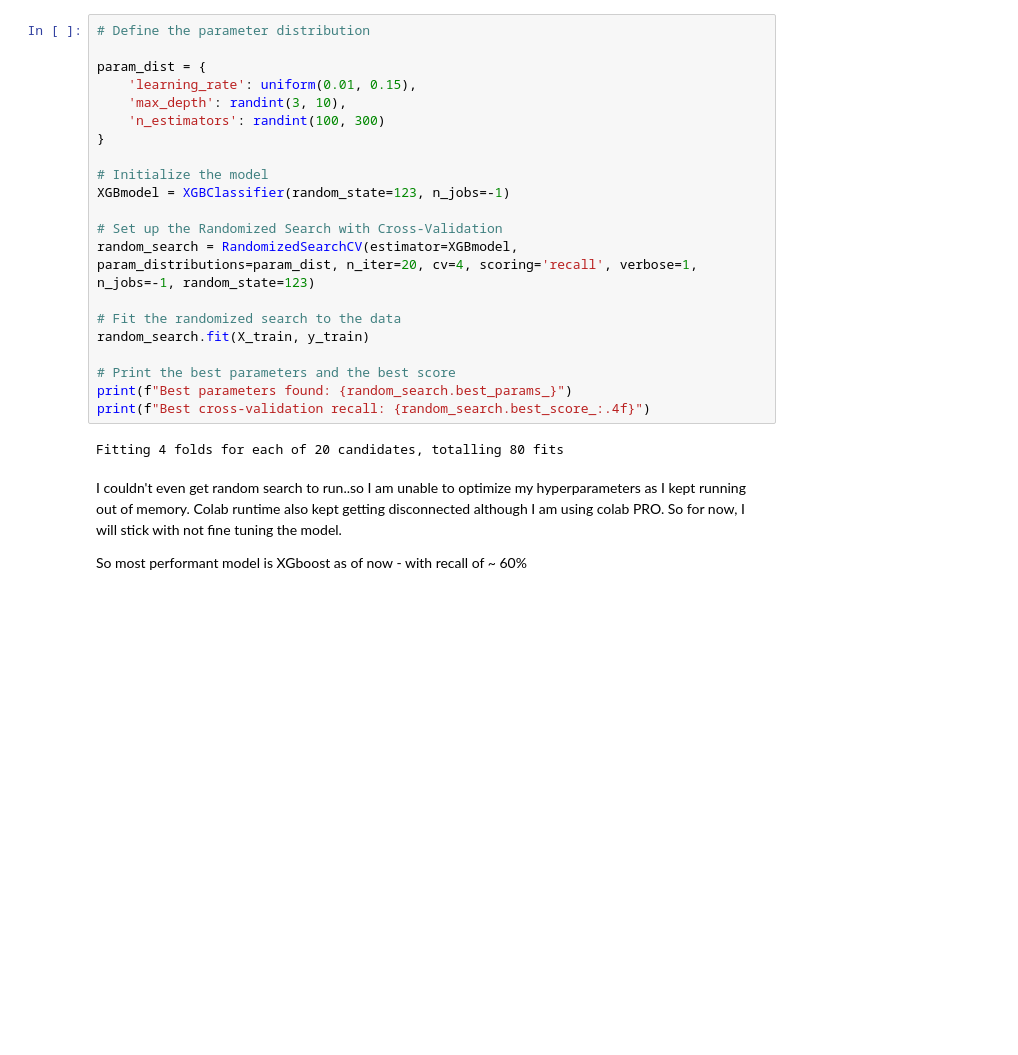
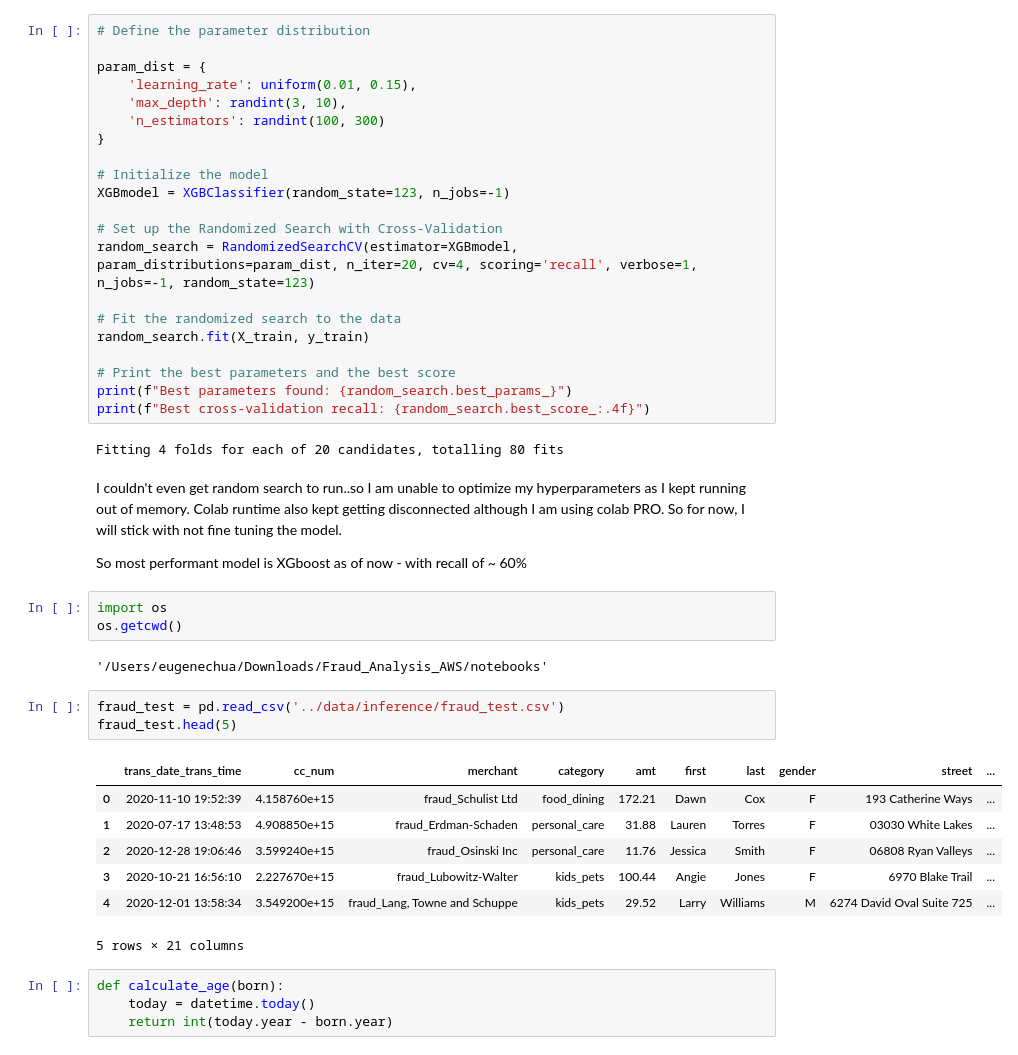
Before and after one commit to chua0332/Fraud_Analysis_AWS, a Jupyter notebook: notebooks/Fraud_Analysis.ipynb, the cells around one changed output. Drawn from its saved outputs; the diff is of its cells as text; blank space fills up the shorter version.

```diff
--- a/notebooks/Fraud_Analysis.ipynb
+++ b/notebooks/Fraud_Analysis.ipynb
@@ -333,3 +333,23 @@ Fitting 4 folds for each of 20 candidates, totalling 80 fits
 I couldn't even get random search to run..so I am unable to optimize my hyperparameters as I kept running out of memory. Colab runtime also kept getting disconnected although I am using colab PRO. So for now, I will stick with not fine tuning the model.
 
 So most performant model is XGboost as of now - with recall of ~ 60%
+# %%
+import os
+os.getcwd()
+# %% [output]
+'/Users/eugenechua/Downloads/Fraud_Analysis_AWS/notebooks'
+# %%
+fraud_test = pd.read_csv('../data/inference/fraud_test.csv')
+fraud_test.head(5)
+# %% [output]
+|  | trans_date_trans_time | cc_num | merchant | category | amt | first | last | gender | street | ... |
+| 0 | 2020-11-10 19:52:39 | 4.158760e+15 | fraud_Schulist Ltd | food_dining | 172.21 | Dawn | Cox | F | 193 Catherine Ways | ... |
+| 1 | 2020-07-17 13:48:53 | 4.908850e+15 | fraud_Erdman-Schaden | personal_care | 31.88 | Lauren | Torres | F | 03030 White Lakes | ... |
+| 2 | 2020-12-28 19:06:46 | 3.599240e+15 | fraud_Osinski Inc | personal_care | 11.76 | Jessica | Smith | F | 06808 Ryan Valleys | ... |
+| 3 | 2020-10-21 16:56:10 | 2.227670e+15 | fraud_Lubowitz-Walter | kids_pets | 100.44 | Angie | Jones | F | 6970 Blake Trail | ... |
+| 4 | 2020-12-01 13:58:34 | 3.549200e+15 | fraud_Lang, Towne and Schuppe | kids_pets | 29.52 | Larry | Williams | M | 6274 David Oval Suite 725 | ... |
+5 rows × 21 columns
+# %%
+def calculate_age(born):
+    today = datetime.today()
+    return int(today.year - born.year)
```
Also changed, not shown: parts of 3 cells of this notebook, 2 other files.
